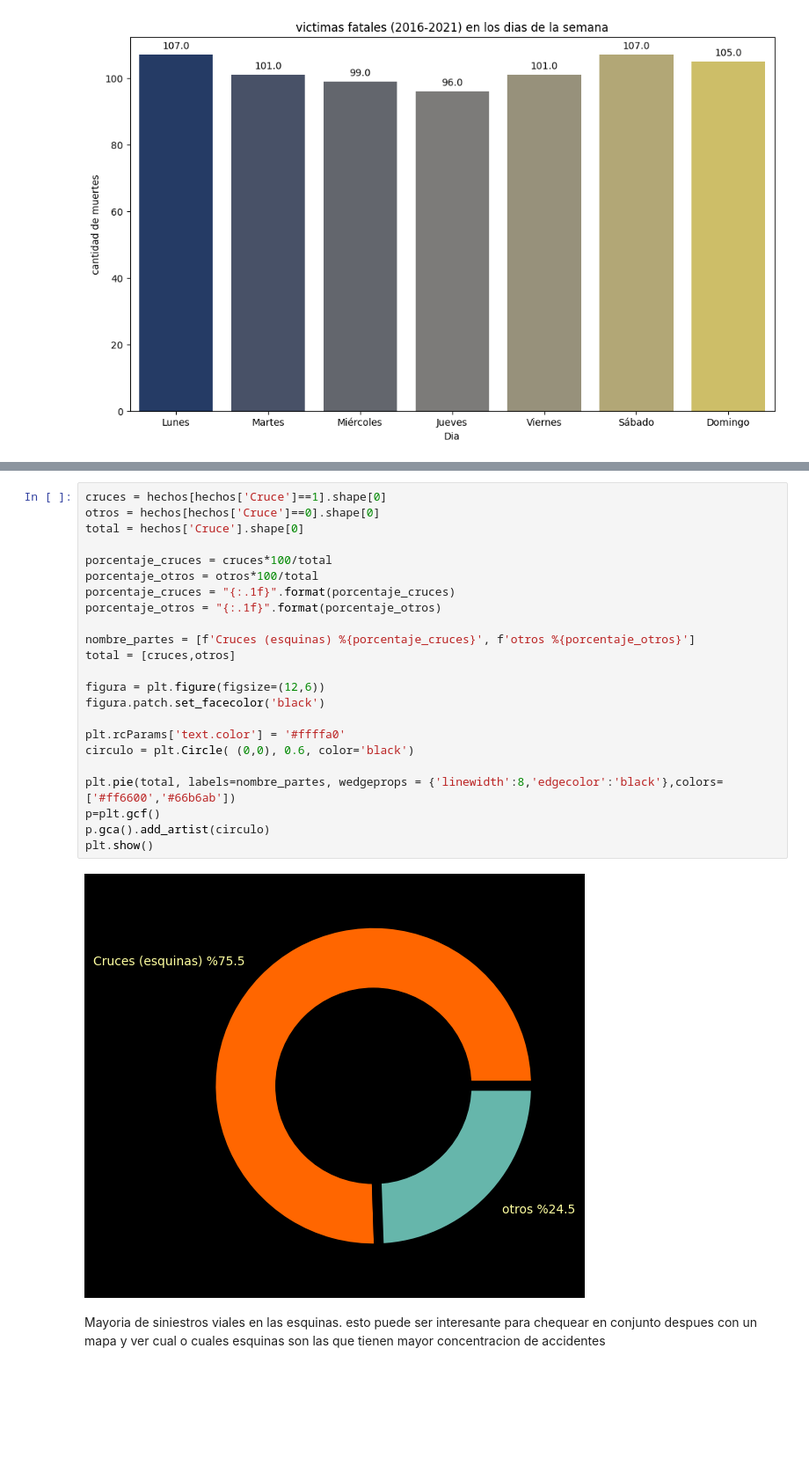
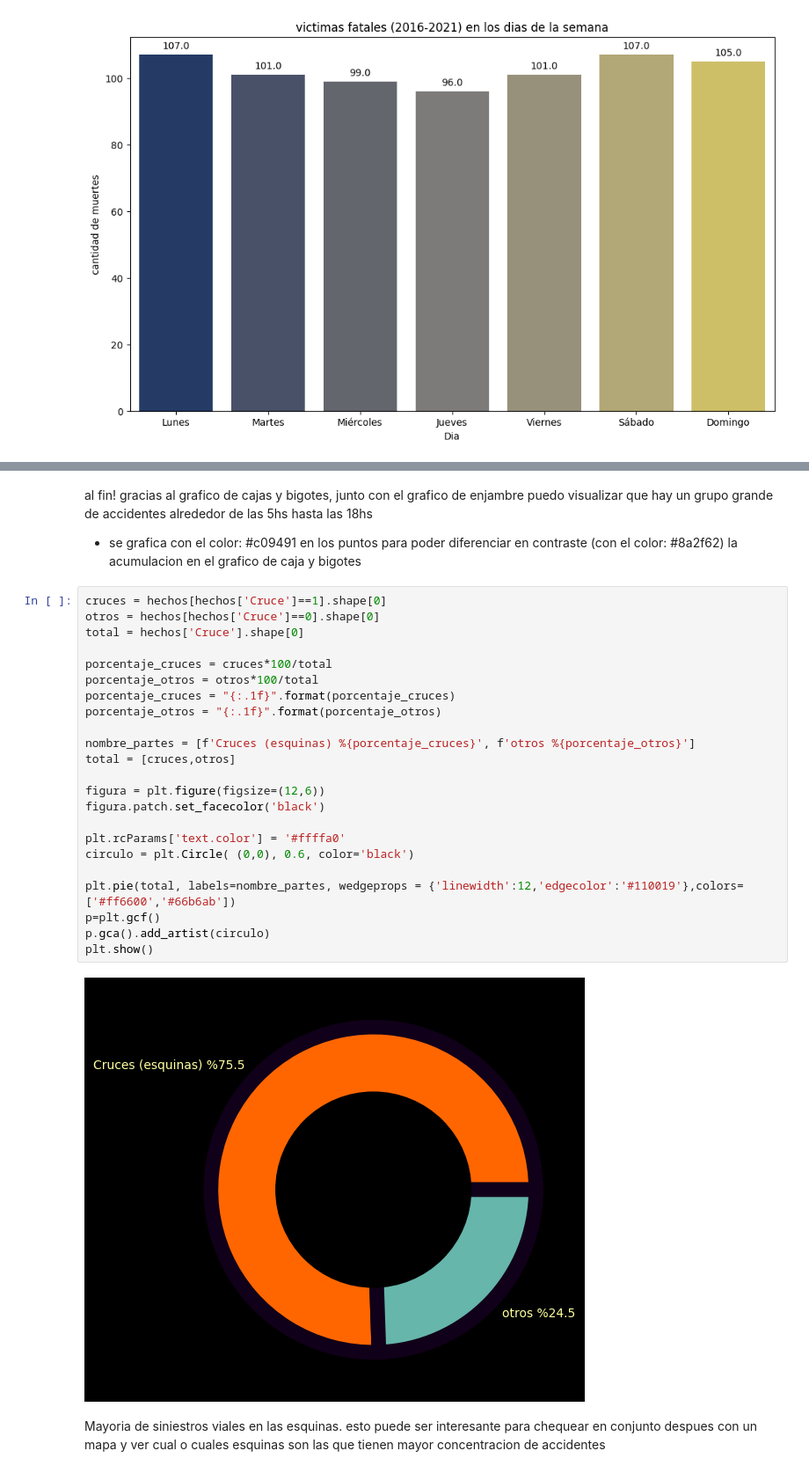
Before and after one commit to matiasbarriosled/PiDa2, a Jupyter notebook: EDA/EDA.ipynb, the cells around one changed output, grey strips where cells are left out. Shown at 88% size. Saved outputs shown, nothing was run; the diff lists cells and outputs as text; blank space fills up the shorter version.

```diff
--- a/EDA/EDA.ipynb
+++ b/EDA/EDA.ipynb
@@ -230,28 +247,31 @@ plt.show()
+# %% [markdown]
+al fin! gracias al grafico de cajas y bigotes, junto con el grafico de enjambre puedo visualizar que hay un grupo grande de accidentes alrededor de las 5hs hasta las 18hs
++ se grafica con el color: #c09491 en los puntos para poder diferenciar en contraste (con el color: #8a2f62) la acumulacion en el grafico de caja y bigotes
 # %%
 cruces = hechos[hechos['Cruce']==1].shape[0]
 otros = hechos[hechos['Cruce']==0].shape[0]
 total = hechos['Cruce'].shape[0]
 
 porcentaje_cruces = cruces*100/total
 porcentaje_otros = otros*100/total
 porcentaje_cruces = "{:.1f}".format(porcentaje_cruces)
 porcentaje_otros = "{:.1f}".format(porcentaje_otros)
 
 nombre_partes = [f'Cruces (esquinas) %{porcentaje_cruces}', f'otros %{porcentaje_otros}']
 total = [cruces,otros]
 
 figura = plt.figure(figsize=(12,6))
 figura.patch.set_facecolor('black')
 
 plt.rcParams['text.color'] = '#ffffa0'
 circulo = plt.Circle( (0,0), 0.6, color='black')
 
-plt.pie(total, labels=nombre_partes, wedgeprops = {'linewidth':8,'edgecolor':'black'},colors=['#ff6600','#66b6ab'])
+plt.pie(total, labels=nombre_partes, wedgeprops = {'linewidth':12,'edgecolor':'#110019'},colors=['#ff6600','#66b6ab'])
 p=plt.gcf()
 p.gca().add_artist(circulo)
 plt.show()
 # %% [output]
-[figure, old version]
+[figure, new version]
 # %% [markdown]
 Mayoria de siniestros viales en las esquinas. esto puede ser interesante para chequear en conjunto despues con un mapa y ver cual o cuales esquinas son las que tienen mayor concentracion de accidentes
 # %%
```
Also changed, not shown: parts of 13 cells of this notebook.
